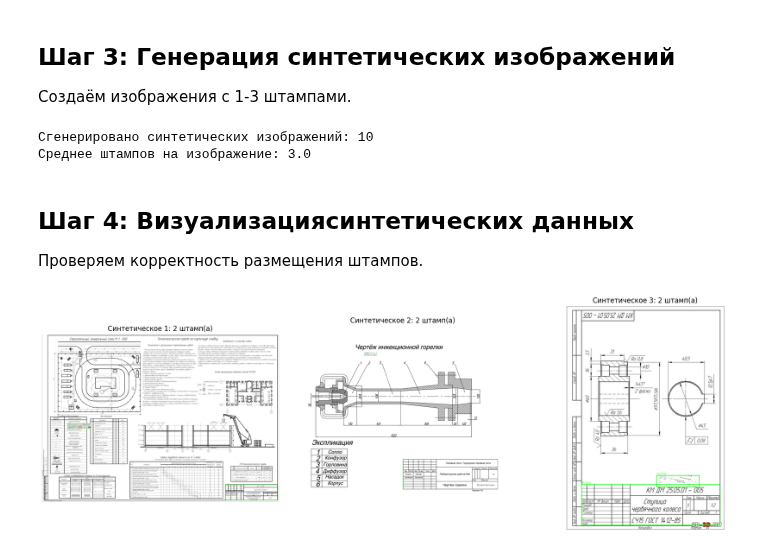
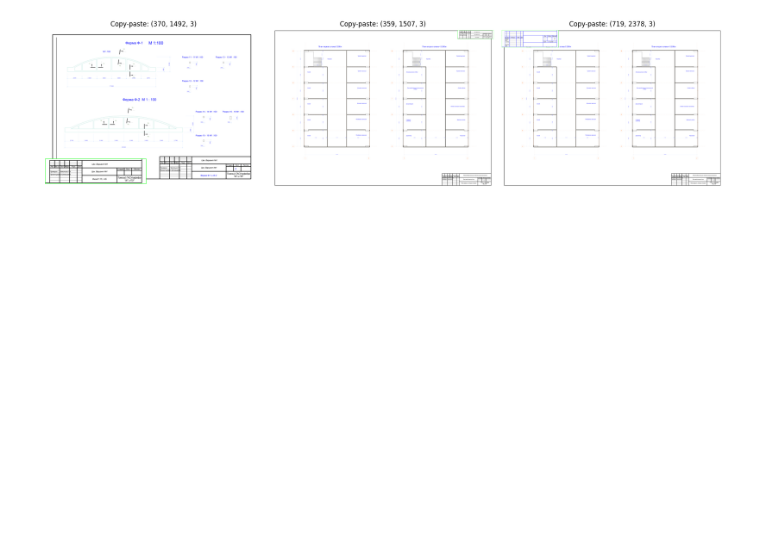
Before and after one commit to Sapar-hub/aie-group-2-sapar, a Jupyter notebook: project/notebooks/exp02_synthetic_data.ipynb, the cells around one changed output. Saved outputs shown, nothing was run; the diff lists cells and outputs as text; code cells hidden in the pictures; blank space fills up the shorter version.

Commit message:
synthtetic data generation scripts copy+paste and gost method

```diff
--- a/project/notebooks/exp02_synthetic_data.ipynb
+++ b/project/notebooks/exp02_synthetic_data.ipynb
@@ -79,52 +77,22 @@ plt.show()
-# %% [markdown]
-## Шаг 3: Генерация синтетических изображений
-
-Создаём изображения с 1-3 штампами.
-# %%
-import random
-
-NUM_SYNTHETIC = 10  # Количество синтетических изображений для проверки
-
-# Генерация синтетических изображений (без сохранения)
-# Сохранение делается через scripts/generate_synthetic.py
-
-synth_results = []
-for i in range(NUM_SYNTHETIC):
-    num_stamps = random.randint(1, 3)
-    synth_img, synth_labels = generate_synthetic_image(
-        all_images_info, all_stamps, num_stamps_per_image=num_stamps
-    )
-
-    synth_results.append({
-        'номер': i,
-        'размер': synth_img.shape,
-        'штампы': len(synth_labels)
-    })
-
-print(f"Сгенерировано синтетических изображений: {len(synth_results)}")
-print(f"Среднее штампов на изображение: {sum(r['штампы'] for r in synth_results) / len(synth_results):.1f}")
-# %% [output]
-Сгенерировано синтетических изображений: 10
-Среднее штампов на изображение: 3.0
-# %% [markdown]
-## Шаг 4: Визуализациясинтетических данных
-
-Проверяем корректность размещения штампов.
 # %%
-# Показываем первые 3 синтетических изображения
+# Генерируем синтетику copy-paste
 fig, axes = plt.subplots(1, 3, figsize=(18, 6))
 
 for i, ax in enumerate(axes):
-    synth_img, synth_labels = generate_synthetic_image(
-        all_images_info, all_stamps, num_stamps_per_image=1
-    )
+    # Случайный штамп
+    _, bg_img, stamp = real_stamps[i % len(real_stamps)]
 
-    vis_img = visualize_bounding_boxes(synth_img, synth_labels, class_names=["stamp"])
-    ax.imshow(cv2.cvtColor(vis_img, cv2.COLOR_BGR2RGB))
-    ax.set_title(f"Синтетическое {i+1}: {len(synth_labels)} штамп(а)")
-    ax.axis("off")
+    # Случайный фон
+    _, bg2, _ = random.choice(real_stamps)
+
+    synth, label, meta = generate_synthetic_from_real(bg2, stamp)
+    x, y, w, h = meta['stamp_bbox']
+    cv2.rectangle(synth, (x, y), (x+w, y+h), (0, 255, 0), 3)
+    ax.imshow(cv2.cvtColor(synth, cv2.COLOR_BGR2RGB))
+    ax.set_title(f'Copy-paste: {stamp.shape}')
+    ax.axis('off')
 
 plt.tight_layout()
 plt.show()
 # %% [output]
-[figure, old version]
+[figure, new version]
```
Also changed, not shown: parts of 12 cells of this notebook, 8 other files.
